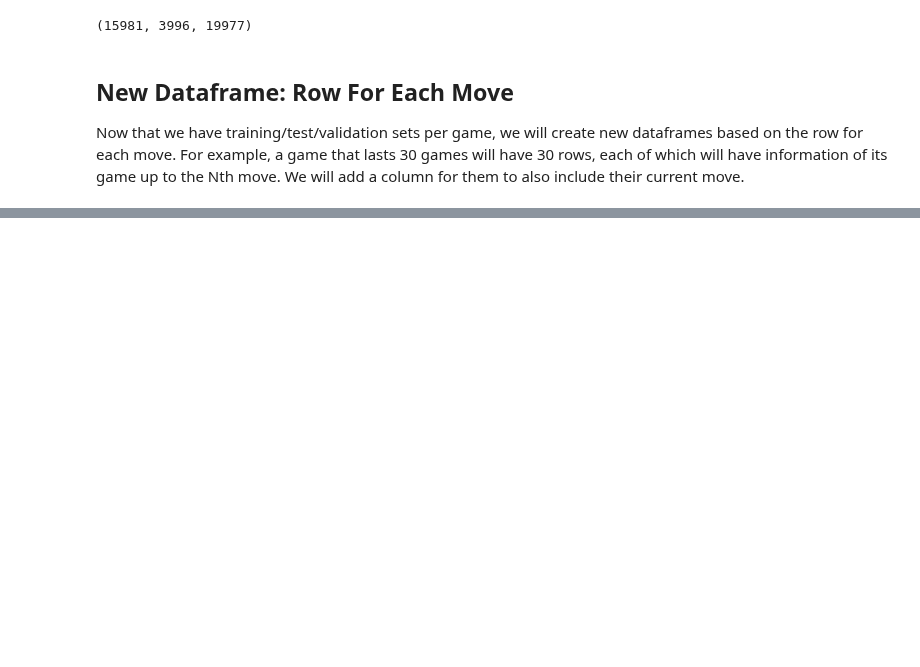
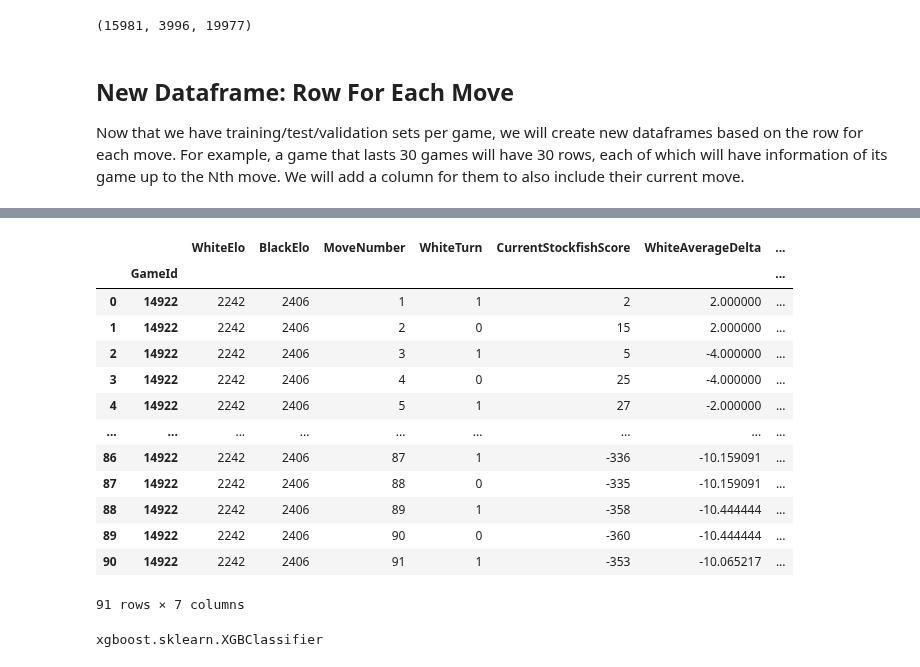
Before and after one commit to piercingecho/chess-win-probability-modeling, a Jupyter notebook: any_move_winprob.ipynb, the cells around one changed output, grey strips where cells are left out. Saved outputs shown, nothing was run; the diff lists cells and outputs as text; code cells hidden in the pictures; blank space fills up the shorter version.

```diff
--- a/any_move_winprob.ipynb
+++ b/any_move_winprob.ipynb
@@ -165,5 +187,5 @@ Now that we have training/test/validation sets per game, we will create new data
 from buildChessDFPerMove import buildChessDataframePerMove
 
 x_trainPerMove, y_trainPerMove = buildChessDataframePerMove(x_primtrain, y_primtrain)
-#x_testPerMove, y_testPerMove = buildChessDataframePerMove(x_test, y_test)
-#x_validPerMove, y_validPerMove = buildChessDataframePerMove(x_valid, y_valid)
+x_testPerMove, y_testPerMove = buildChessDataframePerMove(x_test, y_test)
+x_validPerMove, y_validPerMove = buildChessDataframePerMove(x_valid, y_valid)
@@ -184,0 +331,20 @@ ValueError: could not convert string to float: 'e4 e5 Nf3 Nc6 Bc4 Bc5 c3 Nf6 d3
+# %%
+# More multiindexing can be found at https://stackoverflow.com/questions/53927460/select-rows-in-pandas-multiindex-dataframe
+# for example, getting all games with the same id of 14922.
+
+x_validPerMove.loc[pd.IndexSlice[:, 14922], :]
+# %% [output]
+|  |  | WhiteElo | BlackElo | MoveNumber | WhiteTurn | CurrentStockfishScore | WhiteAverageDelta | ... |
+|  | GameId |  |  |  |  |  |  | ... |
+| 0 | 14922 | 2242 | 2406 | 1 | 1 | 2 | 2.000000 | ... |
+| 1 | 14922 | 2242 | 2406 | 2 | 0 | 15 | 2.000000 | ... |
+| 2 | 14922 | 2242 | 2406 | 3 | 1 | 5 | -4.000000 | ... |
+| 3 | 14922 | 2242 | 2406 | 4 | 0 | 25 | -4.000000 | ... |
+| 4 | 14922 | 2242 | 2406 | 5 | 1 | 27 | -2.000000 | ... |
+| ... | ... | ... | ... | ... | ... | ... | ... | ... |
+| 86 | 14922 | 2242 | 2406 | 87 | 1 | -336 | -10.159091 | ... |
+| 87 | 14922 | 2242 | 2406 | 88 | 0 | -335 | -10.159091 | ... |
+| 88 | 14922 | 2242 | 2406 | 89 | 1 | -358 | -10.444444 | ... |
+| 89 | 14922 | 2242 | 2406 | 90 | 0 | -360 | -10.444444 | ... |
+| 90 | 14922 | 2242 | 2406 | 91 | 1 | -353 | -10.065217 | ... |
+91 rows × 7 columns
@@ -184,0 +365,4 @@ ValueError: could not convert string to float: 'e4 e5 Nf3 Nc6 Bc4 Bc5 c3 Nf6 d3
+# %%
+type(model)
+# %% [output]
+xgboost.sklearn.XGBClassifier
```
Also changed, not shown: parts of 27 cells of this notebook, 5 other files.
